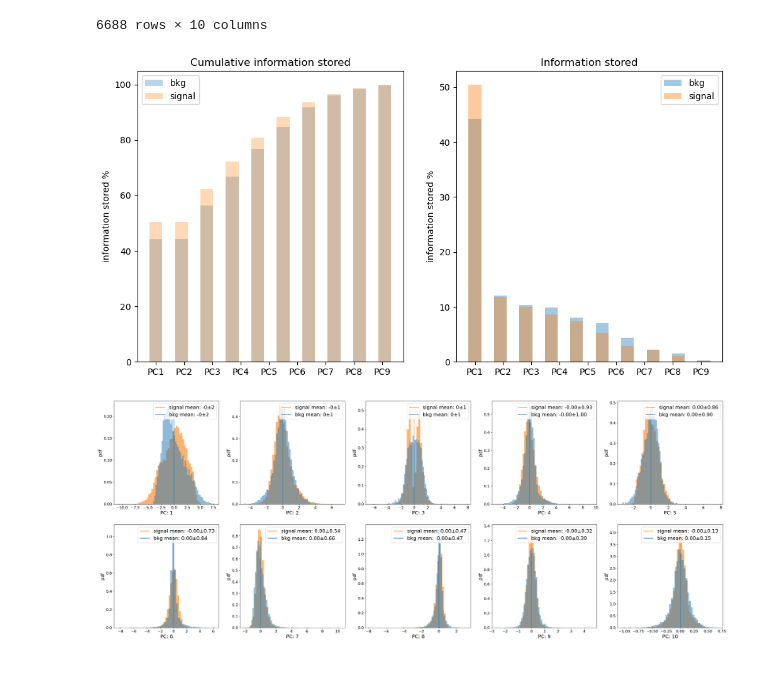
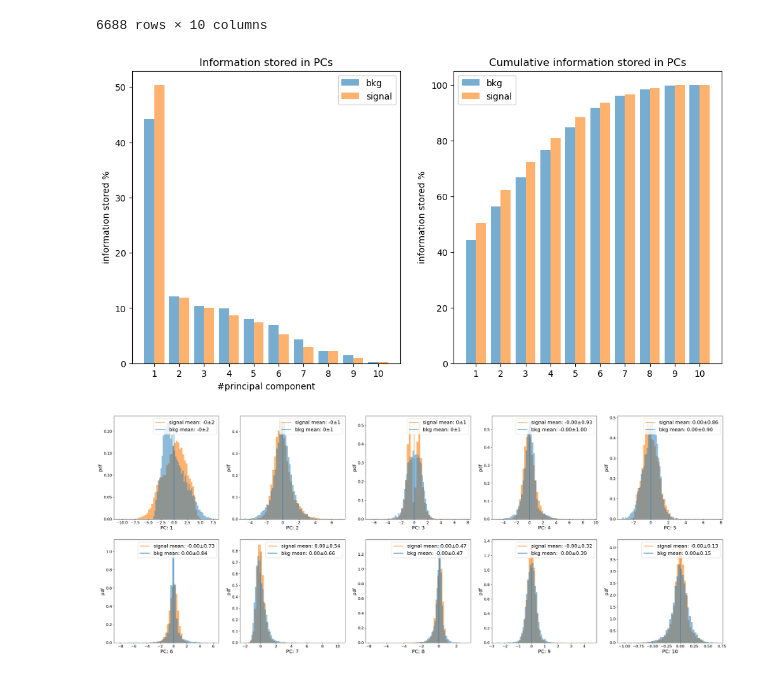
Before and after one commit to LauraRavagnani/LCP_projects_Y6, a Jupyter notebook: Project.ipynb, the cells around one changed output. Saved outputs shown, nothing was run; the diff lists cells and outputs as text; code cells hidden in the pictures.

```diff
--- a/Project.ipynb
+++ b/Project.ipynb
@@ -381,7 +398,7 @@ for i in range(0, len(l_sig)):
     if i == 0:
         p_cumulative = 100 * np.sum(l_sorted_sig[0]) / np.sum(l_sorted_sig)
     else:
-        p_cumulative = 100 * np.sum(l_sorted_sig[0:i]) / np.sum(l_sorted_sig)
+        p_cumulative = 100 * np.sum(l_sorted_sig[0:i+1]) / np.sum(l_sorted_sig)
     p_single = 100 * np.sum(l_sorted_sig[i]) / np.sum(l_sorted_sig)
     perc_sig_cumulative.append(p_cumulative)
     perc_sig_single.append(p_single)
@@ -452,7 +469,7 @@ for i in range(0, len(l_sig)):
     if i == 0:
         p_cumulative = 100 * np.sum(l_sorted_bkg[0]) / np.sum(l_sorted_bkg)
     else:
-        p_cumulative = 100 * np.sum(l_sorted_bkg[0:i]) / np.sum(l_sorted_bkg)
+        p_cumulative = 100 * np.sum(l_sorted_bkg[0:i+1]) / np.sum(l_sorted_bkg)
     p_single = 100 * np.sum(l_sorted_bkg[i]) / np.sum(l_sorted_bkg)
     perc_bkg_cumulative.append(p_cumulative)
     perc_bkg_single.append(p_single)
@@ -504,22 +519,30 @@ information_stored = pd.DataFrame()
 # %%
 # histograms to visualize decomposition
+sns.reset_defaults()
 fig, ax = plt.subplots(nrows=1, ncols=2, figsize=(12,6))
+width=0.4
 
-ax[0].hist(x = [f'PC{i}' for i in range(1, 11)], weights=perc_bkg_cumulative, label='bkg', alpha=0.3, align='left', rwidth=0.5)
-ax[0].hist(x = [f'PC{i}' for i in range(1, 11)], weights=perc_sig_cumulative, label='signal', alpha=0.3, align='left', rwidth=0.5)
+pcs = np.arange(1,11)
+
+ax[0].bar(x = pcs - width/2, height = perc_bkg_single, width=width, label='bkg', alpha=0.6)
+ax[0].bar(x = pcs + width/2, height = perc_sig_single, width=width, label='signal', alpha=0.6)
 ax[0].legend()
 ax[0].set_ylabel('information stored %')
-ax[0].set_title('Cumulative information stored')
+ax[0].set_xlabel('#principal component')
+ax[0].set_title('Information stored in PCs')
+ax[0].set_xticks(pcs)
 
-ax[1].hist(x = [f'PC{i}' for i in range(1, 11)], weights=perc_bkg_single, label='bkg', alpha=0.4, align='left', rwidth=0.5)
-ax[1].hist(x = [f'PC{i}' for i in range(1, 11)], weights=perc_sig_single, label='signal', alpha=0.4, align='left', rwidth=0.5)
+ax[1].bar(x = pcs - width/2, height = perc_bkg_cumulative, width=width, label='bkg', alpha=0.6)
+ax[1].bar(x = pcs + width/2, height = perc_sig_cumulative, width=width, label='signal', alpha=0.6)
 ax[1].legend()
 ax[1].set_ylabel('information stored %')
-ax[1].set_title('Information stored')
+ax[0].set_xlabel('#principal component')
+ax[1].set_title('Cumulative information stored in PCs')
+ax[1].set_xticks(pcs)
 
 plt.show()
 # %% [output]
-[figure, old version]
+[figure, new version]
 # %%
 # principal components plot
 features_plot(PCA_dataset_sorted_sig, PCA_dataset_sorted_bkg, features=[f'PC: {i}' for i in range(1, 11)], plot_type='PCA')
```
Also changed, not shown: parts of 26 cells of this notebook.
